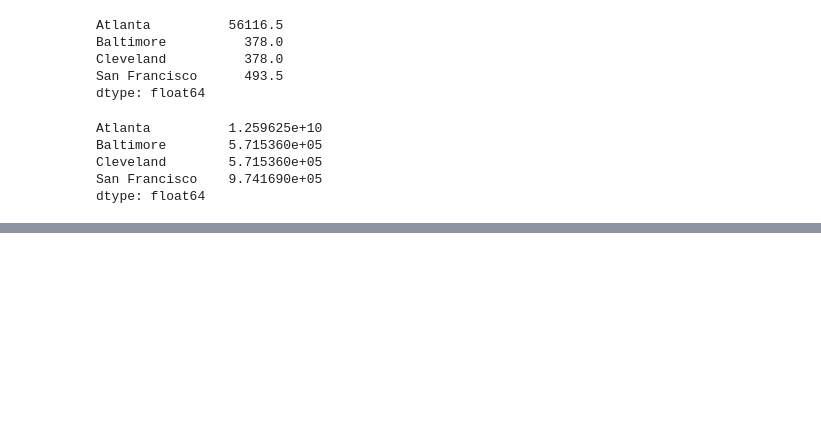
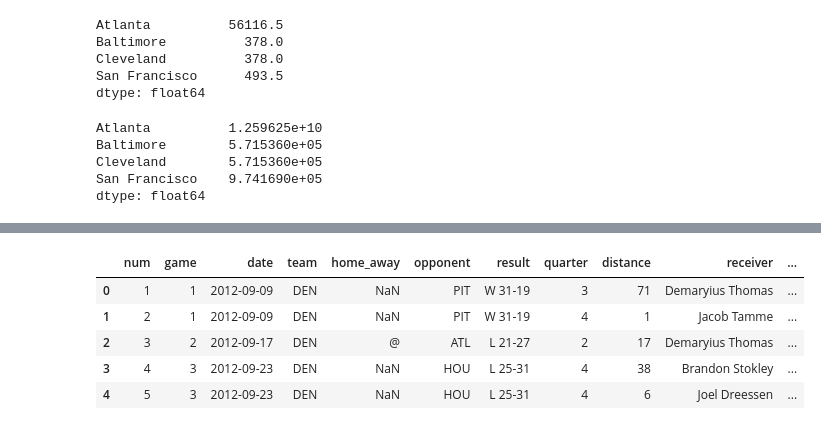
Before and after one commit to gr4vytr0n/pandas_, a Jupyter notebook: data_structure_intro/intro.ipynb, the cells around one changed output, grey strips where cells are left out. Drawn from its saved outputs; the diff is of its cells as text; code cells hidden in the pictures; blank space fills up the shorter version.

```diff
--- a/data_structure_intro/intro.ipynb
+++ b/data_structure_intro/intro.ipynb
@@ -115,0 +169,15 @@ dtype: float64
+# %%
+# previous call to read_csv assumed headers were included in file
+# here header=None is specified and list of columns names is assigned
+cols = ['num', 'game', 'date', 'team', 'home_away', 'opponent',
+        'result', 'quarter', 'distance', 'receiver', 'score_before',
+        'score_after']
+no_headers = pd.read_csv('peyton-passing-TDs-2012.csv', sep=',', header=None, names=cols)
+no_headers.head()
+# %% [output]
+|  | num | game | date | team | home_away | opponent | result | quarter | distance | receiver | ... |
+| 0 | 1 | 1 | 2012-09-09 | DEN | NaN | PIT | W 31-19 | 3 | 71 | Demaryius Thomas | ... |
+| 1 | 2 | 1 | 2012-09-09 | DEN | NaN | PIT | W 31-19 | 4 | 1 | Jacob Tamme | ... |
+| 2 | 3 | 2 | 2012-09-17 | DEN | @ | ATL | L 21-27 | 2 | 17 | Demaryius Thomas | ... |
+| 3 | 4 | 3 | 2012-09-23 | DEN | NaN | HOU | L 25-31 | 4 | 38 | Brandon Stokley | ... |
+| 4 | 5 | 3 | 2012-09-23 | DEN | NaN | HOU | L 25-31 | 4 | 6 | Joel Dreessen | ... |
```
Also changed, not shown: parts of 13 cells of this notebook, 4 other files.
